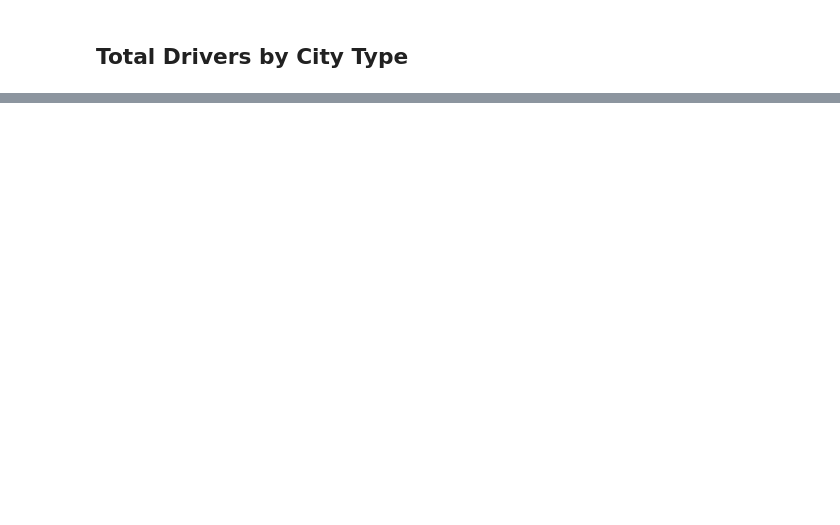
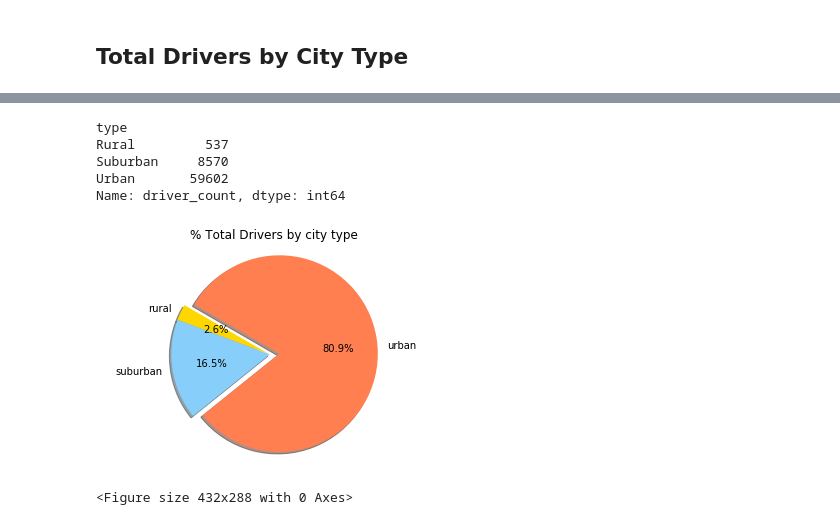
Before and after one commit to hmakhlouf/Unite-05---The-Power-of-Plots-, a Jupyter notebook: Pyber/pyber_starter.ipynb, the cells around one changed output, grey strips where cells are left out. Saved outputs shown, nothing was run; the diff lists cells and outputs as text; code cells hidden in the pictures; blank space fills up the shorter version.

```diff
--- a/Pyber/pyber_starter.ipynb
+++ b/Pyber/pyber_starter.ipynb
@@ -139,0 +148,29 @@ plt.show()
+# %%
+total_drivers_per_type= combined_data.groupby('type').driver_count.sum()
+total_drivers_per_type
+# %% [output]
+type
+Rural         537
+Suburban     8570
+Urban       59602
+Name: driver_count, dtype: int64
+# %%
+# Calculate Driver Percents
+total_drivers_per_type= city_data.groupby('type').driver_count.sum()
+labels=["rural","suburban", "urban"]
+colors=["Gold","LightSkyBlue", "Coral"]
+explode=[0, 0, 0.1]
+
+# Build Pie Charts
+plt.pie(total_drivers_per_type,labels=labels,colors=colors, explode=explode, autopct="%1.1F%%",startangle=150, shadow=True)
+plt.title("% Total Drivers by city type")
+plt.axis("equal")
+
+# Show Figure
+plt.show()
+
+# Save Figure
+plt.savefig("Total_Driver_by_City_Type.png")
+# %% [output]
+[figure, added]
+<Figure size 432x288 with 0 Axes>
```
Also changed, not shown: parts of 9 cells of this notebook, 6 other files.
